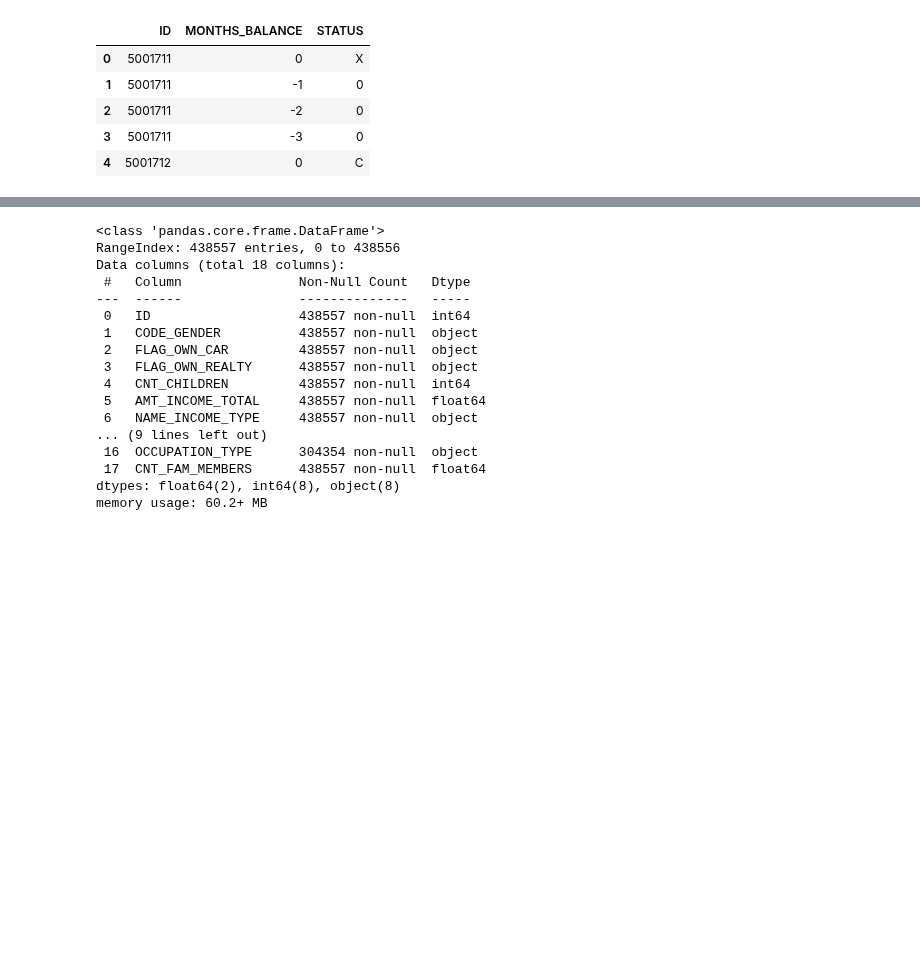
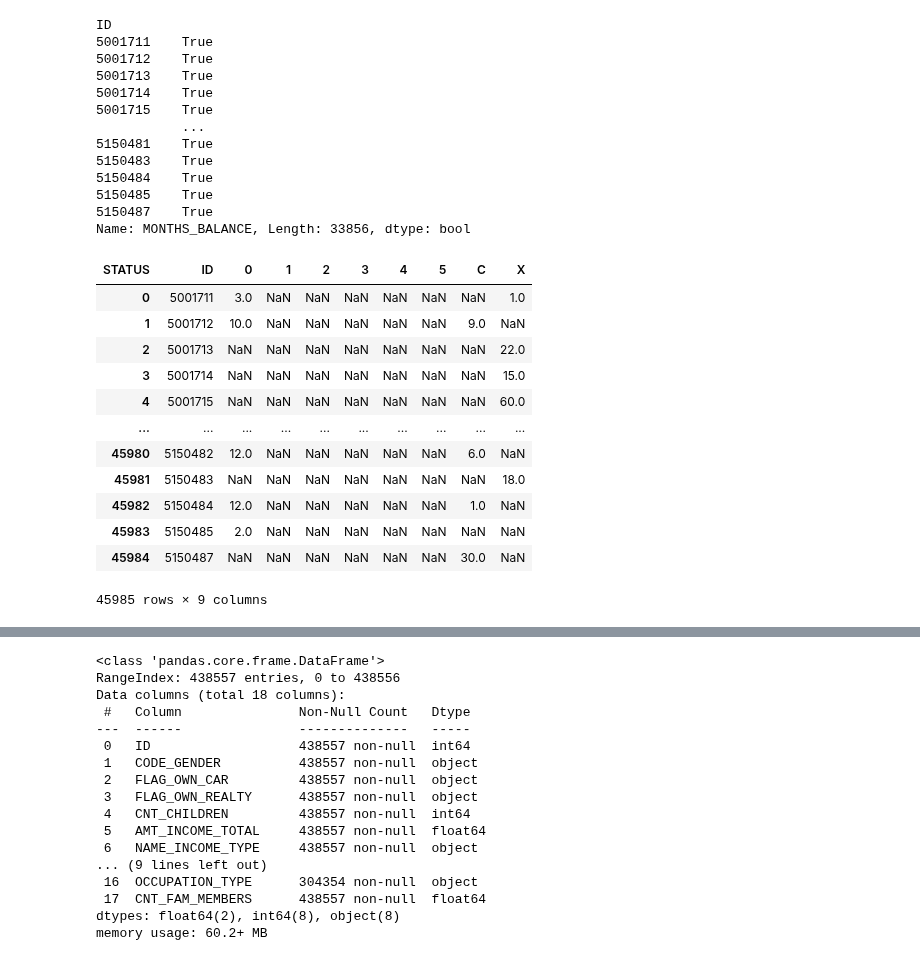
Before and after one commit to credit-risk-management-predictor/credit-risk-management-predictor, a Jupyter notebook: bibek-acquire-wrangle.ipynb, the cells around one changed output, grey strips where cells are left out. Saved outputs shown, nothing was run; the diff lists cells and outputs as text; code cells hidden in the pictures; blank space fills up the shorter version.

```diff
--- a/bibek-acquire-wrangle.ipynb
+++ b/bibek-acquire-wrangle.ipynb
@@ -19,11 +19,19 @@ application.head()
 | 4 | 5008809 | F | N | Y | 0 | 270000.0 | Commercial associate | ... |
 # %%
 # lets look at our credit data
-credit.head()
+a = credit.groupby('ID').MONTHS_BALANCE.max() == 0
+a[a == True]
 # %% [output]
-|  | ID | MONTHS_BALANCE | STATUS |
-| 0 | 5001711 | 0 | X |
-| 1 | 5001711 | -1 | 0 |
-| 2 | 5001711 | -2 | 0 |
-| 3 | 5001711 | -3 | 0 |
-| 4 | 5001712 | 0 | C |
+ID
+5001711    True
+5001712    True
+5001713    True
+5001714    True
+5001715    True
+           ...
+5150481    True
+5150483    True
+5150484    True
+5150485    True
+5150487    True
+Name: MONTHS_BALANCE, Length: 33856, dtype: bool
@@ -29,0 +42,16 @@ credit.head()
+# %%
+credit.groupby(['ID', 'STATUS']).size().unstack().reset_index()
+# %% [output]
+| STATUS | ID | 0 | 1 | 2 | 3 | 4 | 5 | C | X |
+| 0 | 5001711 | 3.0 | NaN | NaN | NaN | NaN | NaN | NaN | 1.0 |
+| 1 | 5001712 | 10.0 | NaN | NaN | NaN | NaN | NaN | 9.0 | NaN |
+| 2 | 5001713 | NaN | NaN | NaN | NaN | NaN | NaN | NaN | 22.0 |
+| 3 | 5001714 | NaN | NaN | NaN | NaN | NaN | NaN | NaN | 15.0 |
+| 4 | 5001715 | NaN | NaN | NaN | NaN | NaN | NaN | NaN | 60.0 |
+| ... | ... | ... | ... | ... | ... | ... | ... | ... | ... |
+| 45980 | 5150482 | 12.0 | NaN | NaN | NaN | NaN | NaN | 6.0 | NaN |
+| 45981 | 5150483 | NaN | NaN | NaN | NaN | NaN | NaN | NaN | 18.0 |
+| 45982 | 5150484 | 12.0 | NaN | NaN | NaN | NaN | NaN | 1.0 | NaN |
+| 45983 | 5150485 | 2.0 | NaN | NaN | NaN | NaN | NaN | NaN | NaN |
+| 45984 | 5150487 | NaN | NaN | NaN | NaN | NaN | NaN | 30.0 | NaN |
+45985 rows × 9 columns
```
Also changed, not shown: parts of 52 cells of this notebook.
